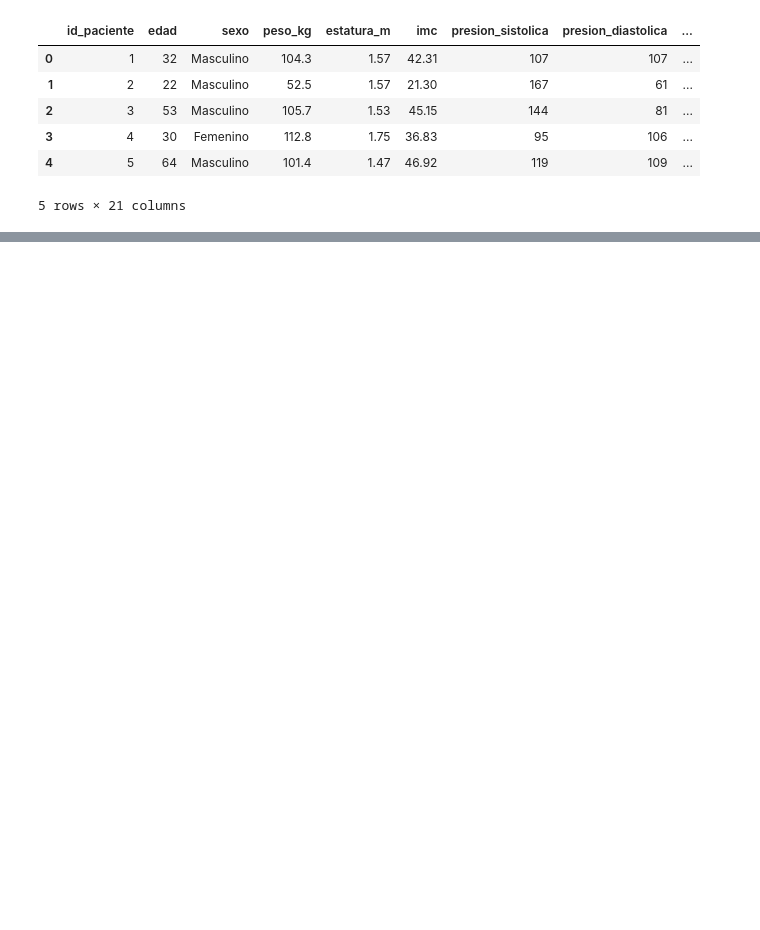
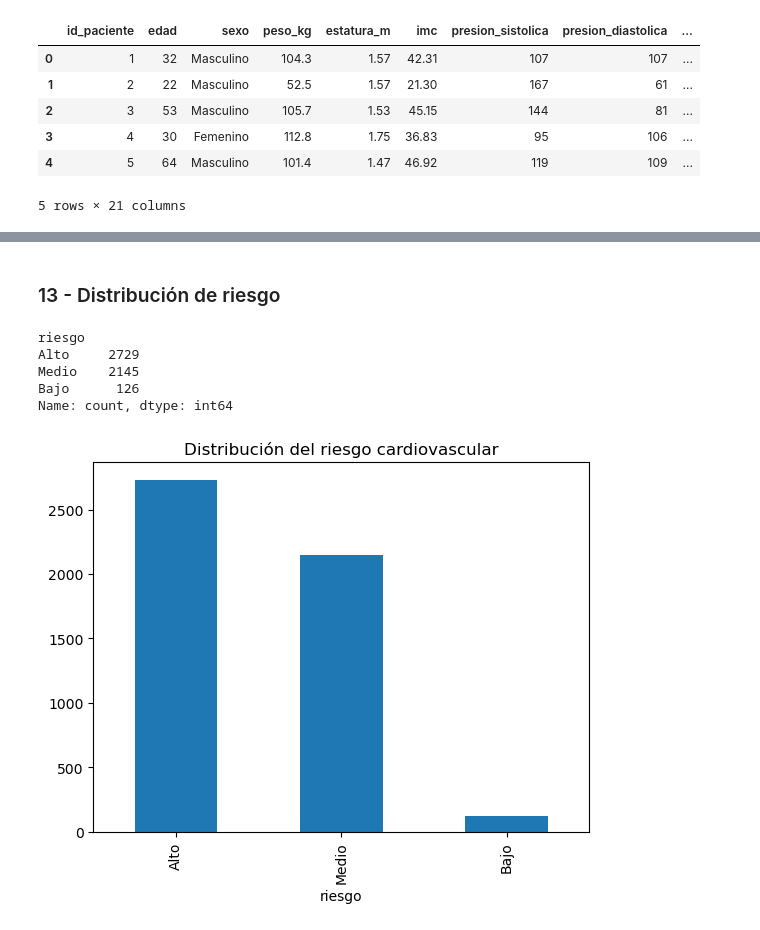
Before and after one commit to DevFntxy/ECBD_9A_IDGS_PRACTICAS_230892, a Jupyter notebook: Practica05/Practica05.ipynb, the cells around one changed output, grey strips where cells are left out. Cells and saved outputs as stored; diff of their text form; code cells hidden in the pictures; blank space fills up the shorter version.

```diff
--- a/Practica05/Practica05.ipynb
+++ b/Practica05/Practica05.ipynb
@@ -43,0 +221,20 @@ df.head()
+# %% [markdown]
+### 13 - Distribución de riesgo
+# %%
+df["riesgo"].value_counts()
+# %% [output]
+riesgo
+Alto     2729
+Medio    2145
+Bajo      126
+Name: count, dtype: int64
+# %%
+df["riesgo"].value_counts().plot(
+    kind="bar"
+)
+
+plt.title("Distribución del riesgo cardiovascular")
+
+plt.show()
+# %% [output]
+[figure, added]
```
Also changed, not shown: parts of 29 cells of this notebook.
